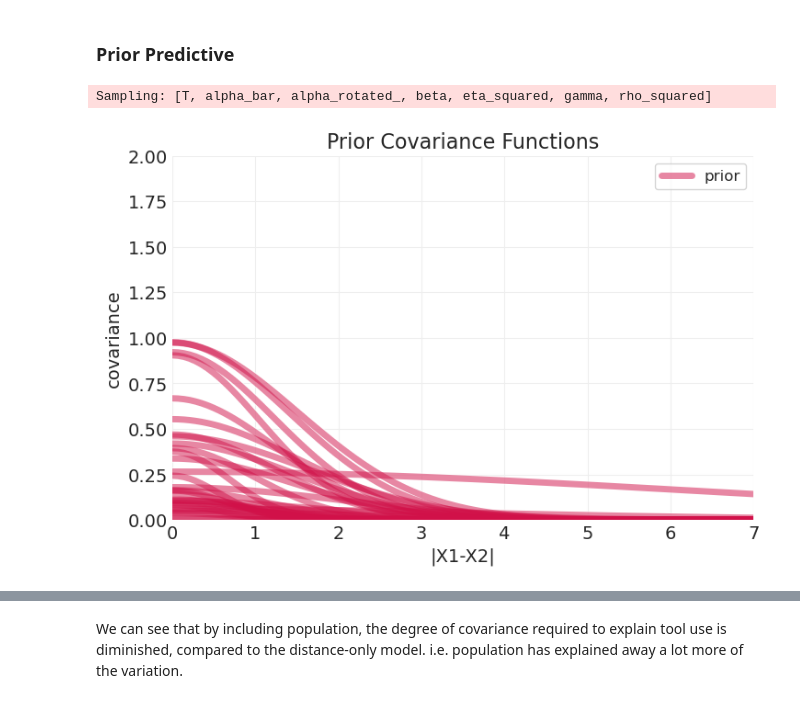
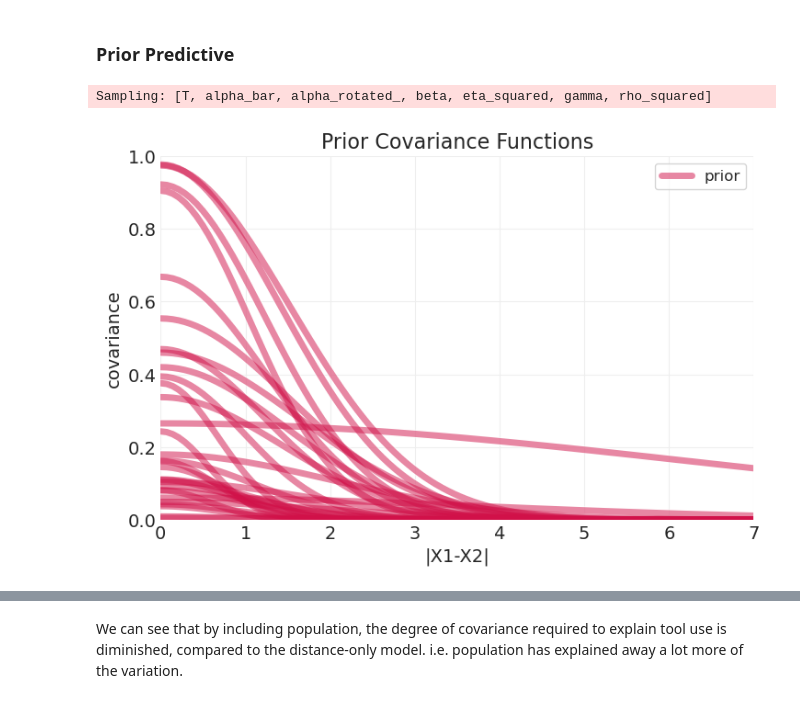
Before and after one commit to dustinstansbury/statistical-rethinking-2023, a Jupyter notebook: Lecture 16 - Gaussian Processes.ipynb, the cells around one changed output, grey strips where cells are left out. Saved outputs shown, nothing was run; the diff lists cells and outputs as text; code cells hidden in the pictures.

```diff
--- a/Lecture 16 - Gaussian Processes.ipynb
+++ b/Lecture 16 - Gaussian Processes.ipynb
@@ -449,17 +449,17 @@ coords = {"culture": CULTURE}
 with pm.Model(coords=coords) as distance_model:
 
     # Priors
-    a_bar = pm.Normal("a_bar", 3, 0.5)
+    alpha_bar = pm.Normal("alpha_bar", 3, 0.5)
     eta_squared = pm.Exponential("eta_squared", 2)
     rho_squared = pm.Exponential("rho_squared", 0.5)
 
     # Gaussian Process
     kernel_function = eta_squared * pm.gp.cov.ExpQuad(input_dim=1, ls=rho_squared)
     GP = pm.gp.Latent(cov_func=kernel_function)
-    a = GP.prior("a", X=ISLAND_DISTANCES, dims="culture")
+    alpha = GP.prior("alpha", X=ISLAND_DISTANCES, dims="culture")
 
     # Likelihood
-    lambda_T = pm.math.exp(a_bar + a[CULTURE_ID])
+    lambda_T = pm.math.exp(alpha_bar + alpha[CULTURE_ID])
     pm.Poisson("T", lambda_T, dims='culture', observed=TOOLS)
 # %%
 pm.model_to_graphviz(distance_model)
@@ -672,13 +672,13 @@ pm.model_to_graphviz(distance_population_model)
 # %%
 with distance_population_model:
     prior_predictive = pm.sample_prior_predictive(random_seed=12).prior
 
 plot_predictive_covariance(prior_predictive, label='prior')
-plt.ylim([0, 2]);
+plt.ylim([0, 1]);
 plt.title("Prior Covariance Functions");
 # %% [output]
 Sampling: [T, alpha_bar, alpha_rotated_, beta, eta_squared, gamma, rho_squared]
-[figure, old version]
+[figure, new version]
 # %%
 with distance_population_model:
     distance_population_inference = pm.sample(target_accept=.99)
```
Also changed, not shown: parts of 50 cells of this notebook.
